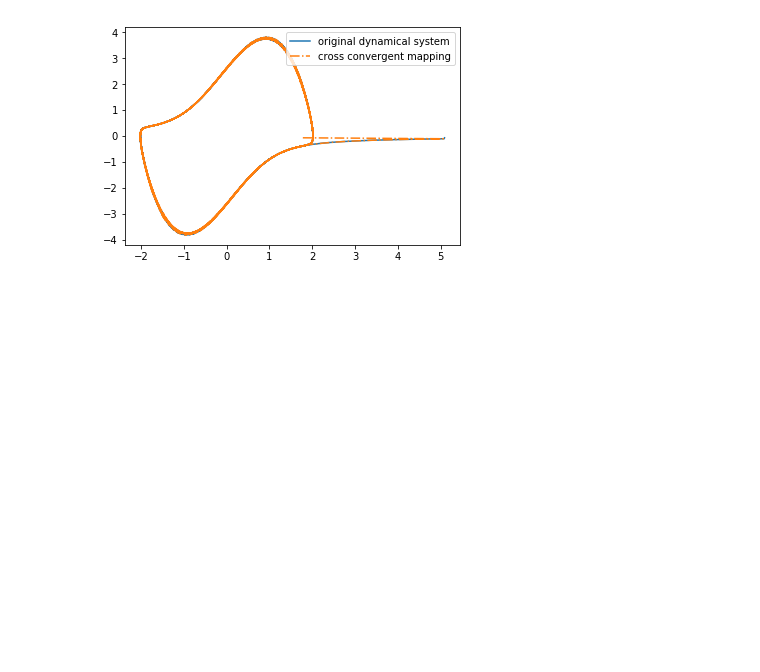
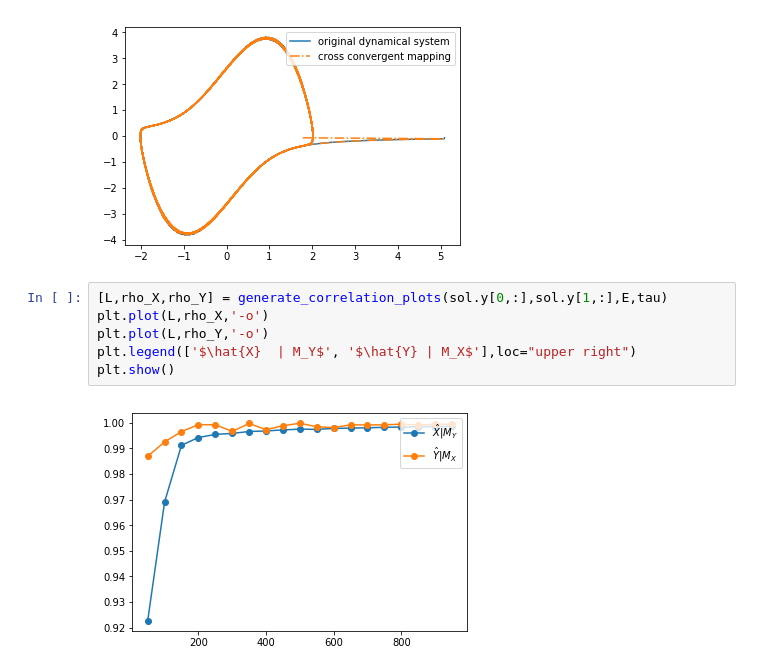
Before and after one commit to data-driven-dynamical-systems/Andre, a Jupyter notebook: ConvergentCrossMapping.ipynb, the cells around one changed output. Drawn from its saved outputs; the diff is of its cells as text; blank space fills up the shorter version.

Commit message:
Created added correlation plot function. Checked with Van der pool oscillator

```diff
--- a/ConvergentCrossMapping.ipynb
+++ b/ConvergentCrossMapping.ipynb
@@ -164,3 +208,11 @@ plt.legend(['original dynamical system','cross convergent mapping'],loc="upper r
 plt.show()
 # %% [output]
 [figure]
+# %%
+[L,rho_X,rho_Y] = generate_correlation_plots(sol.y[0,:],sol.y[1,:],E,tau)
+plt.plot(L,rho_X,'-o')
+plt.plot(L,rho_Y,'-o')
+plt.legend(['$\hat{X}  | M_Y$', '$\hat{Y} | M_X$'],loc="upper right")
+plt.show()
+# %% [output]
+[figure, added]
```
Also changed, not shown: parts of 1 cell of this notebook.
